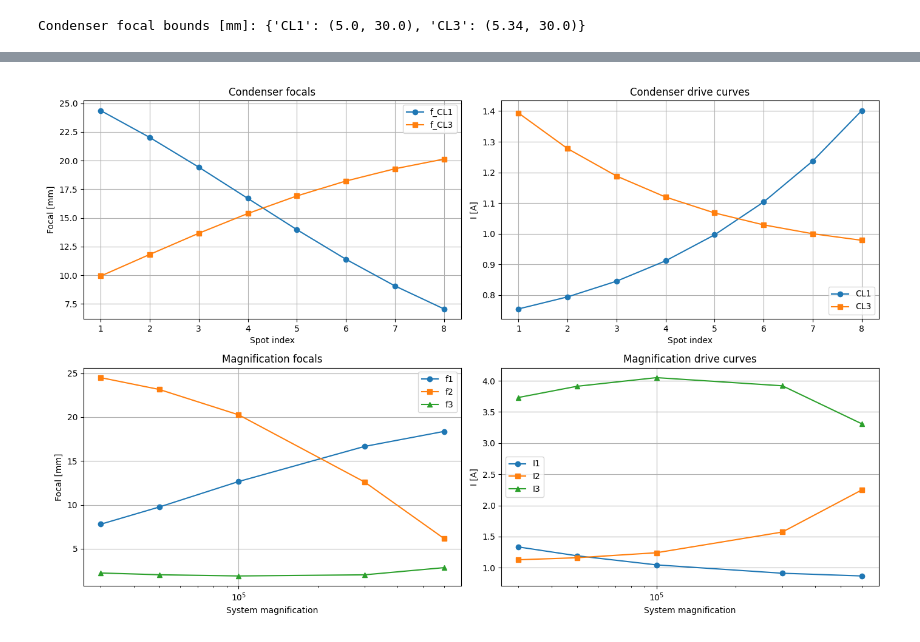
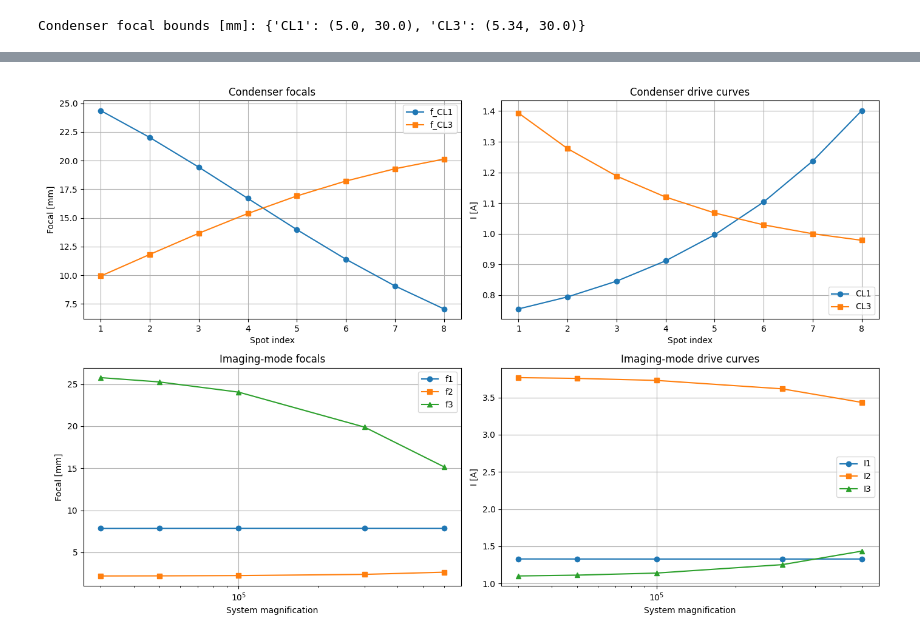
Before and after one commit to TemGym/TemGymCore, a Jupyter notebook: examples/microscope_models/microscope_design_curves.ipynb, the cells around one changed output, grey strips where cells are left out. Saved outputs shown, nothing was run; the diff lists cells and outputs as text; code cells hidden in the pictures.

Commit message:
Tried to add better modelling of IL and PL system

```diff
--- a/examples/microscope_models/microscope_design_curves.ipynb
+++ b/examples/microscope_models/microscope_design_curves.ipynb
@@ -823,5 +1113,5 @@ No microscope metadata, no `Gc` scales, and no interpolated/dense fit curves are
 # %%
-# --- Four curve plots ---
+# --- Four curve plots (condenser + imaging mode) ---
 spot_idx = np.array([r['spot_index'] for r in results_cond], dtype=float)
 f_cl1_mm = np.array([r['f_CL1'] for r in results_cond], dtype=float) * 1e3
 f_cl3_mm = np.array([r['f_CL3'] for r in results_cond], dtype=float) * 1e3
@@ -851,16 +1141,41 @@ axs[0, 1].legend()
 axs[1, 0].semilogx(x_sys, f1_mag_mm, 'o-', label='f1')
 axs[1, 0].semilogx(x_sys, f2_mag_mm, 's-', label='f2')
 axs[1, 0].semilogx(x_sys, f3_mag_mm, '^-', label='f3')
-axs[1, 0].set(title='Magnification focals', xlabel='System magnification', ylabel='Focal [mm]')
+axs[1, 0].set(title='Imaging-mode focals', xlabel='System magnification', ylabel='Focal [mm]')
 axs[1, 0].legend()
 
 axs[1, 1].semilogx(x_sys, i1_mag_a, 'o-', label='I1')
 axs[1, 1].semilogx(x_sys, i2_mag_a, 's-', label='I2')
 axs[1, 1].semilogx(x_sys, i3_mag_a, '^-', label='I3')
-axs[1, 1].set(title='Magnification drive curves', xlabel='System magnification', ylabel='I [A]')
+axs[1, 1].set(title='Imaging-mode drive curves', xlabel='System magnification', ylabel='I [A]')
 axs[1, 1].legend()
 
 fig.tight_layout()
+plt.show()
+
+# --- Diffraction mode plots ---
+x_cam_m = np.array([r['camera_length_target_m'] for r in diff_results], dtype=float)
+f1_diff_mm = np.array([r['f1_m'] for r in diff_results], dtype=float) * 1e3
+f2_diff_mm = np.array([r['f2_m'] for r in diff_results], dtype=float) * 1e3
+f3_diff_mm = np.array([r['f3_m'] for r in diff_results], dtype=float) * 1e3
+i1_diff_a = np.array([r['I1_A'] for r in diff_results], dtype=float)
+i2_diff_a = np.array([r['I2_A'] for r in diff_results], dtype=float)
+i3_diff_a = np.array([r['I3_A'] for r in diff_results], dtype=float)
+
+fig_diff, axs_diff = plt.subplots(1, 2, figsize=(14, 4.5))
+axs_diff[0].plot(x_cam_m, f1_diff_mm, 'o-', label='f1')
+axs_diff[0].plot(x_cam_m, f2_diff_mm, 's-', label='f2')
+axs_diff[0].plot(x_cam_m, f3_diff_mm, '^-', label='f3')
+axs_diff[0].set(title='Diffraction-mode focals', xlabel='Camera length [m]', ylabel='Focal [mm]')
+axs_diff[0].legend()
+
+axs_diff[1].plot(x_cam_m, i1_diff_a, 'o-', label='I1')
+axs_diff[1].plot(x_cam_m, i2_diff_a, 's-', label='I2')
+axs_diff[1].plot(x_cam_m, i3_diff_a, '^-', label='I3')
+axs_diff[1].set(title='Diffraction-mode drive curves', xlabel='Camera length [m]', ylabel='I [A]')
+axs_diff[1].legend()
+
+fig_diff.tight_layout()
 plt.show()
 
 # --- ObjPost / PL1 currents (both fixed by optics) ---
@@ -871,30 +1186,35 @@ Gc_pl1 = sys_config['optics']['PL1']['Gc']
 comp_sign = -1.0  # oppose IL rotation sign
 
 ni_mag_total = np.array([r['AT1'] + r['AT2'] + r['AT3'] for r in mag_results], dtype=float)
+ni_diff_total = np.array([r['AT1'] + r['AT2'] + r['AT3'] for r in diff_results], dtype=float)
 
 # ObjPost current is fixed by M_obj (objective magnification)
-ni_objpost = np.full(ni_mag_total.shape, comp_sign * ni_objpost_mag, dtype=float)
+ni_objpost_mag = np.full(ni_mag_total.shape, comp_sign * ni_objpost_mag, dtype=float)
+ni_objpost_diff = np.full(ni_diff_total.shape, comp_sign * ni_objpost_mag, dtype=float)
 # PL1 current is fixed by projector geometry
-ni_pl1 = np.full(ni_mag_total.shape, comp_sign * ni_pl1_mag, dtype=float)
+ni_pl1_mag = np.full(ni_mag_total.shape, comp_sign * ni_pl1_mag, dtype=float)
+ni_pl1_diff = np.full(ni_diff_total.shape, comp_sign * ni_pl1_mag, dtype=float)
 
-i_a_objpost = ni_objpost / turns_objpost
-i_a_pl1 = ni_pl1 / turns_pl1
+i_a_objpost_mag = ni_objpost_mag / turns_objpost
+i_a_objpost_diff = ni_objpost_diff / turns_objpost
+i_a_pl1_mag = ni_pl1_mag / turns_pl1
+i_a_pl1_diff = ni_pl1_diff / turns_pl1
 
-f_obj_from_current = 1.0 / (Gc_objpost * (turns_objpost * i_a_objpost)**2)
+f_obj_from_current = 1.0 / (Gc_objpost * (turns_objpost * i_a_objpost_mag)**2)
 if not np.allclose(f_obj_from_current, f_obj_required_m, rtol=1e-6):
     raise RuntimeError(f'ObjPost current does not realize required f_obj={f_obj_required_m*1e3:.4f} mm.')
 
-f_pl1_from_current = 1.0 / (Gc_pl1 * (turns_pl1 * i_a_pl1)**2)
+f_pl1_from_current = 1.0 / (Gc_pl1 * (turns_pl1 * i_a_pl1_mag)**2)
 if not np.allclose(f_pl1_from_current, f_pl1_target_m, rtol=1e-6):
     raise RuntimeError('PL1 current does not realize target focal length.')
 
-net_ni = ni_mag_total + ni_objpost + ni_pl1
-print(f'Rotation cancellation residual (max): {np.max(np.abs(net_ni)):.2f} AT')
-if not np.allclose(net_ni, 0.0, atol=5.0):
-    print(f'WARNING: rotation cancellation residual is large (solver theta_target precision).')
+net_ni_mag = ni_mag_total + ni_objpost_mag + ni_pl1_mag
+net_ni_diff = ni_diff_total + ni_objpost_diff + ni_pl1_diff
+print(f'Rotation cancellation residual (imaging, max): {np.max(np.abs(net_ni_mag)):.2f} AT')
+print(f'Rotation cancellation residual (diffraction, max): {np.max(np.abs(net_ni_diff)):.2f} AT')
 
-print(f'ObjPost: f={f_obj_required_m*1e3:.4f} mm, I={i_a_objpost[0]:.6f} A (fixed)')
-print(f'PL1:     f={f_pl1_target_m*1e3:.4f} mm, I={i_a_pl1[0]:.6f} A (fixed)')
+print(f'ObjPost: f={f_obj_required_m*1e3:.4f} mm, I={i_a_objpost_mag[0]:.6f} A (fixed)')
+print(f'PL1:     f={f_pl1_target_m*1e3:.4f} mm, I={i_a_pl1_mag[0]:.6f} A (fixed)')
 
 # --- Export MicroscopeModel ---
 cwd = Path.cwd().resolve()
@@ -929,7 +1249,7 @@ z_sample = z_obj_prefield + sys_config['geometry']['d_ObjPrefield_to_Sample']
 z_obj_post = z_sample + sys_config['geometry']['d_Sample_to_ObjPost']
 ObjPost = LensConfig('Obj_post', z_obj_post, sys_config['optics']['ObjPost']['turns'], sys_config['optics']['ObjPost']['Gc'], Rc_phys, 0.0)
 
-z_il1 = z_obj_post + sys_config['geometry']['d_ObjPost_to_IL1']
+z_il1 = z_obj_post + d_ObjPost_to_IL1
 IL1 = LensConfig('IL1', z_il1, sys_config['optics']['IL1']['turns'], sys_config['optics']['IL1']['Gc'], Rc_phys, 0.0)
 
 z_il2 = z_il1 + sys_config['geometry']['d_IL1_to_IL2']
@@ -961,14 +1281,30 @@ mag_currents_a = np.column_stack([
     np.zeros(len(mag_results)),
     np.ones(len(mag_results)),
     np.ones(len(mag_results)),
-    i_a_objpost,
+    i_a_objpost_mag,
     [r['I1_A'] for r in mag_results],
     [r['I2_A'] for r in mag_results],
     [r['I3_A'] for r in mag_results],
-    i_a_pl1,
+    i_a_pl1_mag,
 ])
 
-max_current = max(np.max(np.abs(spot_currents_a)), np.max(np.abs(mag_currents_a)))
+diff_currents_a = np.column_stack([
+    np.zeros(len(diff_results)),
+    np.zeros(len(diff_results)),
+    np.ones(len(diff_results)),
+    np.ones(len(diff_results)),
+    i_a_objpost_diff,
+    [r['I1_A'] for r in diff_results],
+    [r['I2_A'] for r in diff_results],
+    [r['I3_A'] for r in diff_results],
+    i_a_pl1_diff,
+])
+
+max_current = max(
+    np.max(np.abs(spot_currents_a)),
+    np.max(np.abs(mag_currents_a)),
+    np.max(np.abs(diff_currents_a)),
+)
 
 spot_mode = OperatingMode(
     control_values=np.array([r['spot_index'] for r in results_cond], dtype=float),
@@ -984,7 +1320,14 @@ mag_mode = OperatingMode(
     allow_signed_currents=True,
     )
 
-modes = {'spot': spot_mode, 'mag': mag_mode}
+diff_mode = OperatingMode(
+    control_values=np.array([r['camera_length_target_m'] for r in diff_results], dtype=float),
+    normalized_currents=diff_currents_a / max_current,
+    full_scale_current=max_current,
+    allow_signed_currents=True,
+    )
+
+modes = {'spot': spot_mode, 'mag': mag_mode, 'diff': diff_mode}
 
 z_condenser_stigmator = 0.5 * (float(z_cl3) + float(z_aperture))
 z_objective_post_stigmator = 0.5 * (float(z_obj_post) + float(z_il1))
@@ -1001,35 +1344,39 @@ auxiliary = {
     'f_obj_required_m': float(f_obj_required_m),
     'v_obj_m': float(v_obj_m),
     'd_obj_image_to_il1_m': float(d_obj_image_to_il1),
+    'd_bfp_to_il1_m': float(geometry_diff['d_bfp_to_il1']),
     'source_waist_m': float(virtual_source_diameter_nm * 1e-9),
     'ray_fan_half_angle_mrad': 0.5,
     'ray_fan_num_rays': 41,
     'sample_half_width_nm': 3000.0,
     'detector_half_width_mm': 1.0,
     'z_condenser_stigmator': float(z_condenser_stigmator),
     'z_objective_post_stigmator': float(z_objective_post_stigmator),
     'stigmator_focal_range_m': [-1.0, 1.0],
     'condenser_stigmator_fx_m': np.inf,
     'condenser_stigmator_fy_m': np.inf,
     'objective_post_stigmator_fx_m': np.inf,
     'objective_post_stigmator_fy_m': np.inf,
     'stigmator_current_range_a': [-2e-3, 2e-3],
     'stigmator_current_step_a': 1e-5,
     'condenser_stigmator_power_per_a': 400.0,
     'objective_post_stigmator_power_per_a': 400.0,
     'condenser_stigmator_ix_default_a': 0.0,
     'condenser_stigmator_iy_default_a': 0.0,
     'objective_post_stigmator_ix_default_a': 0.0,
     'objective_post_stigmator_iy_default_a': 0.0,
+    'imaging_mode_source': 'frozen_table_from_archived_study',
+    'diffraction_mode_source': 'least_squares_bfp_relay_seeded_from_imaging',
+    'diffraction_camera_lengths_m': [float(x) for x in x_cam_m],
 }
 
 model = MicroscopeModel(
     voltage=U_accel_V,
     lenses=lenses,
     modes=modes,
     auxiliary=auxiliary,
 )
 model.to_npz(export_path)
 print(f'Exported MicroscopeModel to: {export_path}')
 # %% [output]
-[figure, old version]
+[figure, new version]
```
Also changed, not shown: parts of 21 cells of this notebook, 1 other file.
